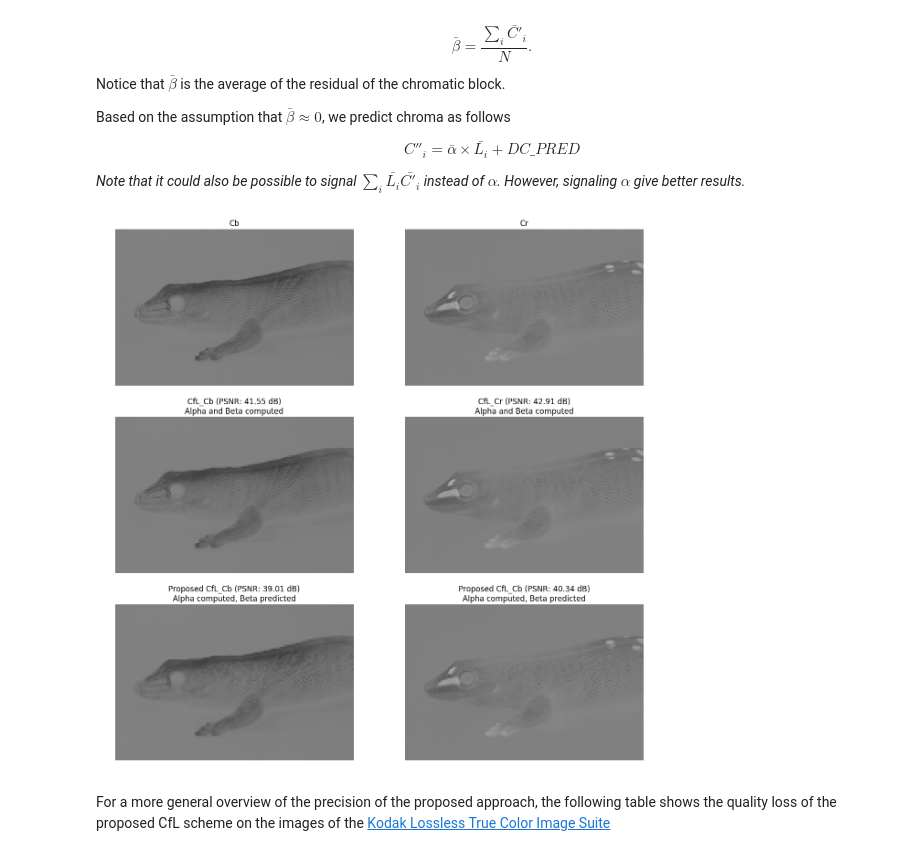
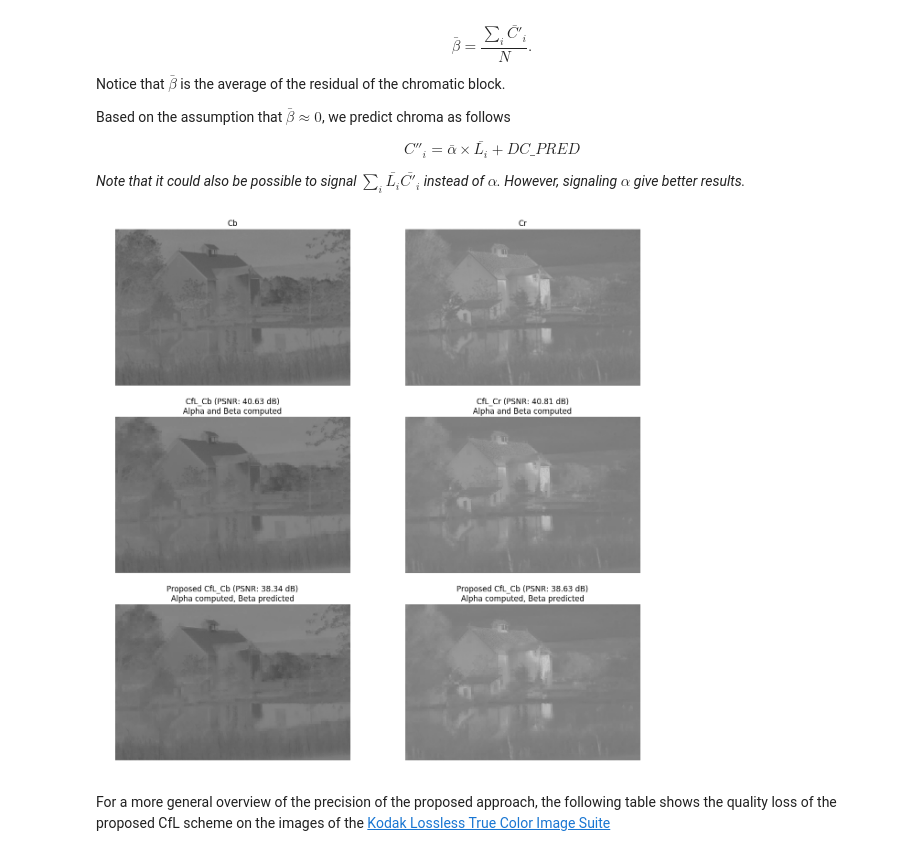
Before and after one commit to luctrudeau/AV1-CfL-Proposal, a Jupyter notebook: Chroma from Luma (CfL).ipynb, the cells around one changed output. Cells and saved outputs as stored; diff of their text form; code cells hidden in the pictures.

```diff
--- a/Chroma from Luma (CfL).ipynb
+++ b/Chroma from Luma (CfL).ipynb
@@ -95,6 +97,17 @@ def cartesian(arrays, out=None):
         for j in range(1, arrays[0].size):
             out[j*m:(j+1)*m,1:] = out[0:m,1:]
     return out
+# %%
+img_folder = "images/kodim/"
+kodims = []
+for file in sorted(os.listdir(img_folder)):
+    if file.endswith(".png"):
+        kodims.append(imread(os.path.join(img_folder, file), mode="YCbCr"))
+
+def psnr(im1, im2):
+    h, w = im1.shape
+    sse = np.sum((im1 - im2)**2)
+    return 20 * np.log10(255) - 10 * np.log10(sse/(h*w))
 # %%
 from IPython.display import HTML
 HTML('''<script>
@@ -128,13 +195,11 @@ def showPlanes(im):
     plt.subplot(1,3,3)
     showImage(im[:,:,2], "Cr")
 
-
 def showImage(im, title):
     plt.imshow(im, cmap = plt.get_cmap('gray'), vmin = 0, vmax = 255)
     plt.axis('off')
     plt.title(title)
 
-
-im = imread("images/lizard.jpg", mode="YCbCr")
-showPlanes(im);
+randIm = kodims[int(np.round(np.random.rand()*len(kodims)))]
+showPlanes(randIm);
 # %% [output]
@@ -217,11 +282,6 @@ $$ C''_i = \bar{\alpha} \times \bar{L_i} + DC\_PRED $$
 _Note that it could also be possible to signal $\sum_i \bar{L_i} \bar{C'_i}$ instead of $\alpha$. However, signaling $\alpha$ give better results._
 # %%
 block_size = 8
-
-def psnr(im1, im2):
-    h, w = im1.shape
-    sse = np.sum((im1 - im2)**2)
-    return 20 * np.log10(255) - 10 * np.log10(sse/(h*w))
 
 def cfl(im, block_size, plane):
     height, width, z = im.shape
@@ -257,44 +317,44 @@ def cfl_prop(im, block_size, plane):
 
             above_row = im[max(y-1,0), x:x+block_size, plane]
             left_col = im[y:y+block_size, max(x-1,0), plane]
             DC_PRED = np.mean([above_row, left_col])
 
             L = bY - np.mean(bY)
             C = bC - DC_PRED
 
             sLL = np.sum(L*L)
             sLC = np.sum(L*C)
 
             if sLL != 0:
                 alpha = sLC / sLL
             else:
                 alpha = 0
             alphas.append(alpha)
             cfl[y:y+block_size, x:x+block_size] = np.round(alpha * L + DC_PRED)
 
     return cfl, alphas
 
-cfl_prob_cb, alphas_cr = cfl_prop(im, block_size, 1)
-cfl_prob_cr, alphas_cb = cfl_prop(im, block_size, 2)
+cfl_prob_cb, alphas_cr = cfl_prop(randIm, block_size, 1)
+cfl_prob_cr, alphas_cb = cfl_prop(randIm, block_size, 2)
 
-cfl_cb = cfl(im, 8, 1)
-cfl_cr = cfl(im, 8, 2)
+cfl_cb = cfl(randIm, block_size, 1)
+cfl_cr = cfl(randIm, block_size, 2)
 
 plt.figure(figsize=(15,15))
 plt.subplot(3,2,1)
-showImage(im[:,:,1], "Cb")
+showImage(randIm[:,:,1], "Cb")
 plt.subplot(3,2,2)
-showImage(im[:,:,2], "Cr")
+showImage(randIm[:,:,2], "Cr")
 plt.subplot(3,2,3)
-showImage(cfl_cb, "CfL_Cb (PSNR: %0.2f dB)\nAlpha and Beta computed" % psnr(im[:,:,1], cfl_cb))
+showImage(cfl_cb, "CfL_Cb (PSNR: %0.2f dB)\nAlpha and Beta computed" % psnr(randIm[:,:,1], cfl_cb))
 plt.subplot(3,2,4)
-showImage(cfl_cr, "CfL_Cr (PSNR: %0.2f dB)\nAlpha and Beta computed" % psnr(im[:,:,2], cfl_cr))
+showImage(cfl_cr, "CfL_Cr (PSNR: %0.2f dB)\nAlpha and Beta computed" % psnr(randIm[:,:,2], cfl_cr))
 plt.subplot(3,2,5)
-showImage(cfl_prob_cb, "Proposed CfL_Cb (PSNR: %0.2f dB)\nAlpha computed, Beta predicted" % psnr(im[:,:,1], cfl_prob_cb))
+showImage(cfl_prob_cb, "Proposed CfL_Cb (PSNR: %0.2f dB)\nAlpha computed, Beta predicted" % psnr(randIm[:,:,1], cfl_prob_cb))
 plt.subplot(3,2,6)
-showImage(cfl_prob_cr, "Proposed CfL_Cb (PSNR: %0.2f dB)\nAlpha computed, Beta predicted" % psnr(im[:,:,2], cfl_prob_cr))
+showImage(cfl_prob_cr, "Proposed CfL_Cb (PSNR: %0.2f dB)\nAlpha computed, Beta predicted" % psnr(randIm[:,:,2], cfl_prob_cr))
 # %% [output]
-[figure, old version]
+[figure, new version]
 # %% [markdown]
 For a more general overview of the precision of the proposed approach, the following table shows the quality loss of the proposed CfL scheme on the images of the [Kodak Lossless True Color Image Suite](http://r0k.us/graphics/kodak/index.html)
 # %%
```
Also changed, not shown: parts of 50 cells of this notebook, 10 other files.
